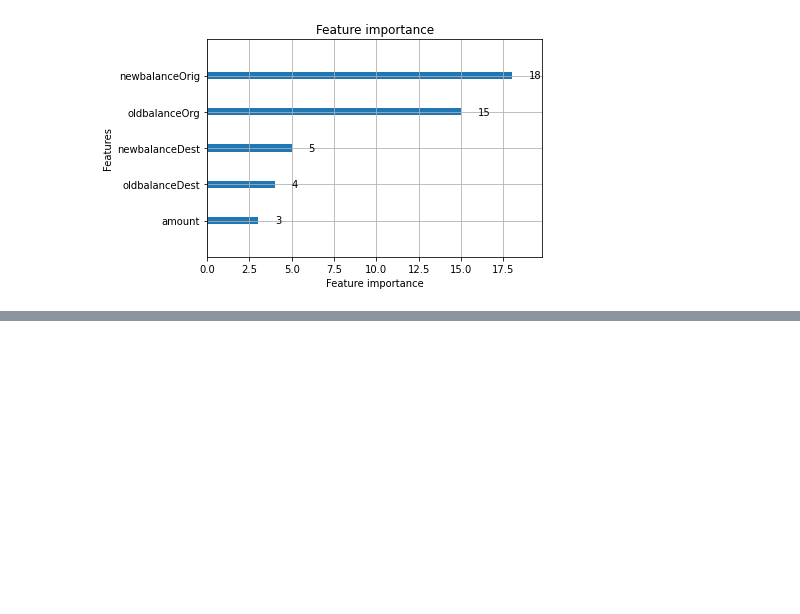
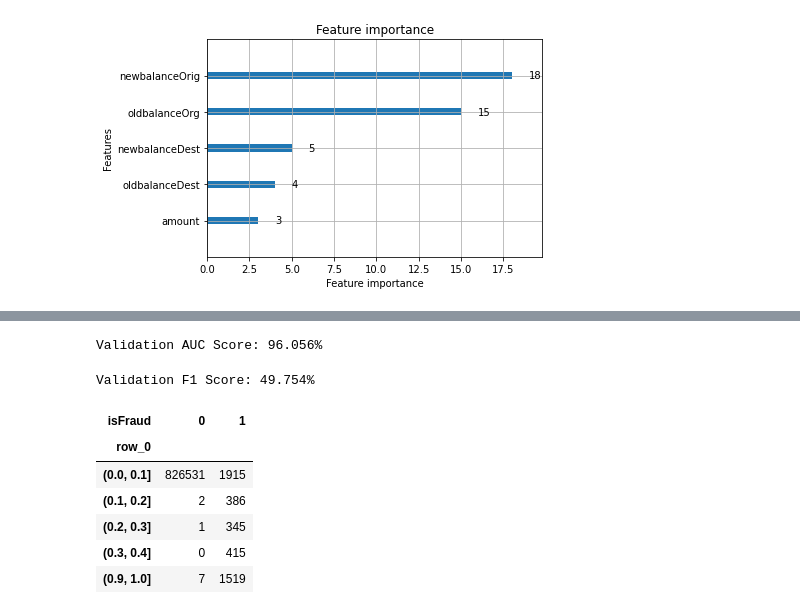
Before and after one commit to NinadRao0707/AI-Fraud-Detection, a Jupyter notebook: aifraud.ipynb, the cells around one changed output, grey strips where cells are left out. Cells and saved outputs as stored; diff of their text form; code cells hidden in the pictures; blank space fills up the shorter version.

```diff
--- a/aifraud.ipynb
+++ b/aifraud.ipynb
@@ -161,0 +170,19 @@ axis = lgb.plot_importance(gbm, max_num_features=10)
+# %%
+y_test_pred = gbm.predict(X_test)
+print('Validation AUC Score: {:.3%}'.format(roc_auc_score(y_test,y_test_pred)))
+# %% [output]
+Validation AUC Score: 96.056%
+# %%
+print('Validation F1 Score: {:.3%}'.format(f1_score(y_test,y_test_pred>0.5)))
+# %% [output]
+Validation F1 Score: 49.754%
+# %%
+pd.crosstab(pd.cut(y_test_pred,np.arange(0,1.01,0.1)),y_test)
+# %% [output]
+| isFraud | 0 | 1 |
+| row_0 |  |  |
+| (0.0, 0.1] | 826531 | 1915 |
+| (0.1, 0.2] | 2 | 386 |
+| (0.2, 0.3] | 1 | 345 |
+| (0.3, 0.4] | 0 | 415 |
+| (0.9, 1.0] | 7 | 1519 |
```
Also changed, not shown: parts of 3 cells of this notebook.
